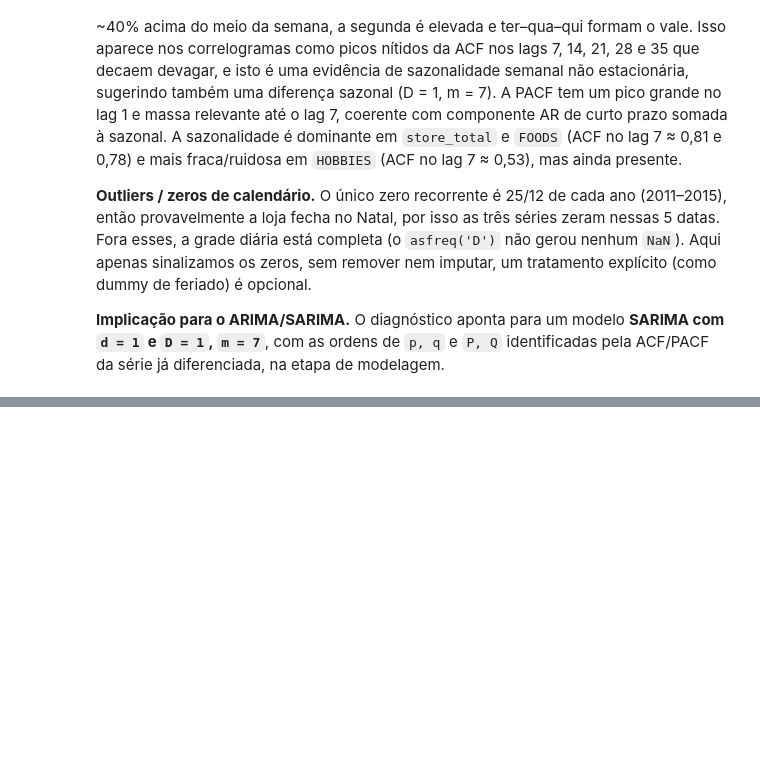
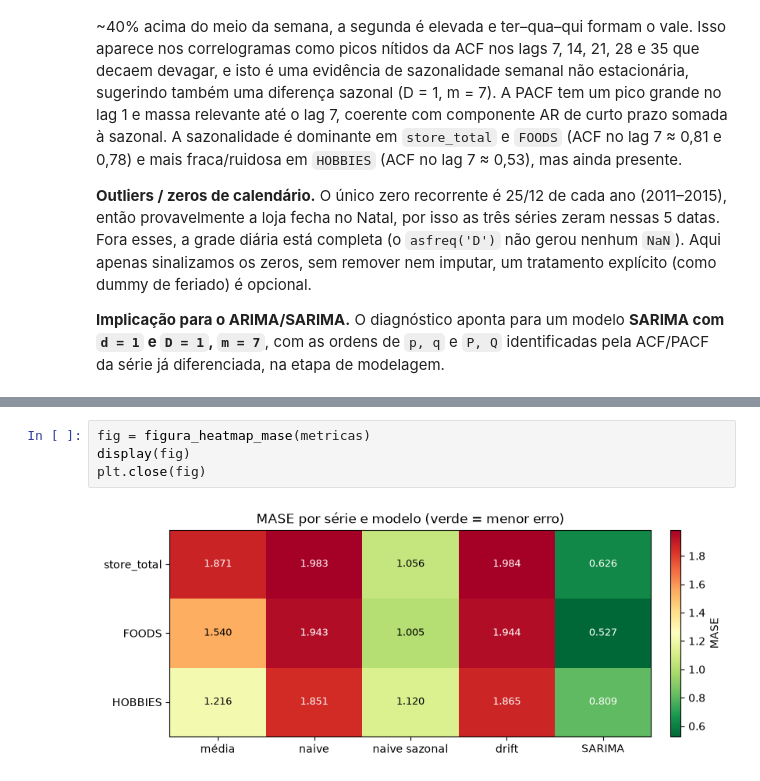
Before and after one commit to Nicholas2104/series-temporais-26-2, a Jupyter notebook: relatorio.ipynb, the cells around one changed output, grey strips where cells are left out. Saved outputs shown, nothing was run; the diff lists cells and outputs as text; blank space fills up the shorter version.

```diff
--- a/relatorio.ipynb
+++ b/relatorio.ipynb
@@ -76,0 +124,6 @@ display(resumo_zeros(treino))
+# %%
+fig = figura_heatmap_mase(metricas)
+display(fig)
+plt.close(fig)
+# %% [output]
+[figure, added]
```
Also changed, not shown: parts of 7 cells of this notebook, 1 other file.
